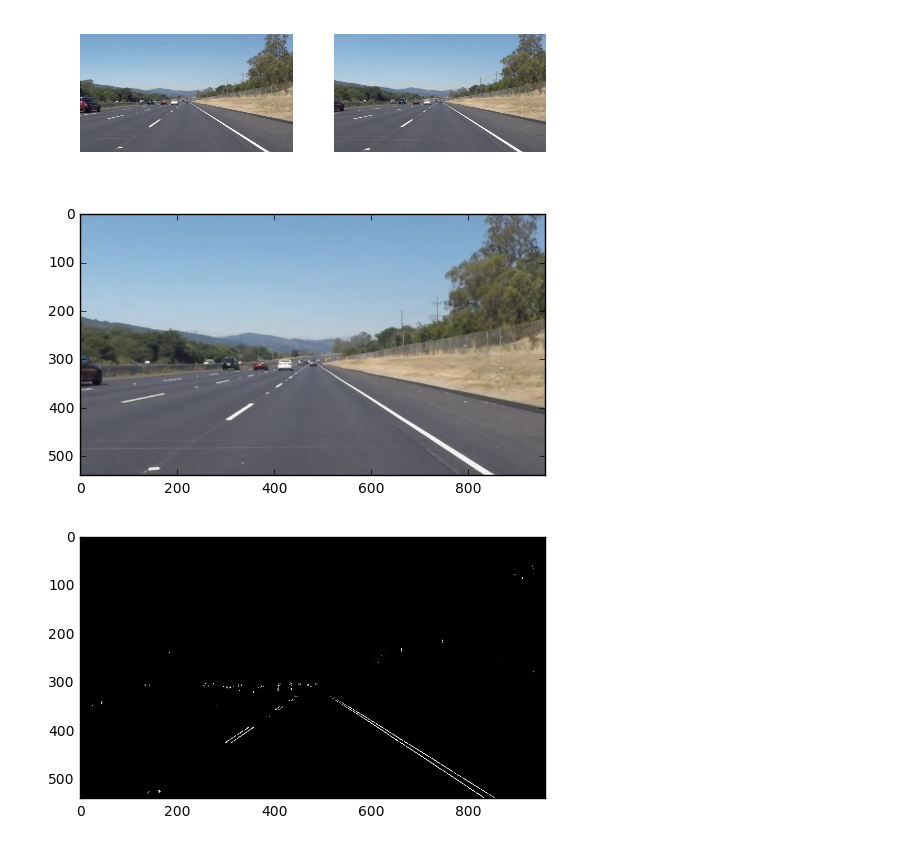
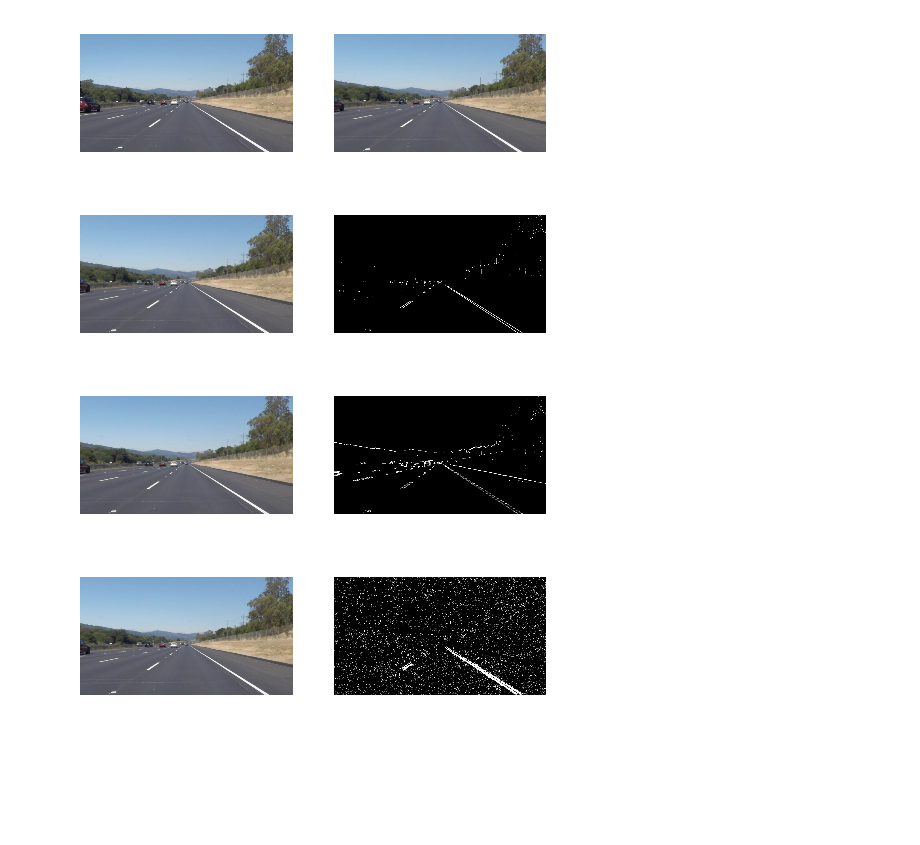
Before and after one commit to ninopereira/Advanced_Lane_Detection, a Jupyter notebook: advanced_lane_lines.ipynb, the cells around one changed output. Saved outputs shown, nothing was run; the diff lists cells and outputs as text; code cells hidden in the pictures; blank space fills up the shorter version.

Commit message:
using all sobel methods to filter lines

```diff
--- a/advanced_lane_lines.ipynb
+++ b/advanced_lane_lines.ipynb
@@ -51,33 +51,77 @@ plotImageSet([img,undistorted_im])
 # %%
 
 #0 change color space to HLS
 image_hls = cv2.cvtColor(undistorted_im,cv2.COLOR_RGB2HLS)
 
-def abs_sobel_thresh(img, orient='x', thresh_min=0, thresh_max=255):
+def abs_sobel_thresh(img, orient='x', sobel_kernel=3, thresh=(0, 255)):
     # Grayscale
     #1 convert to gray
     gray_im = cv2.cvtColor(img, cv2.COLOR_RGB2GRAY)
     # Apply cv2.Sobel()
     if orient=='x':
-        sobelx = cv2.Sobel(gray_im, cv2.CV_64F, 1, 0)
+        sobel = cv2.Sobel(gray_im, cv2.CV_64F, 1, 0)
     else:
-        sobely = cv2.Sobel(gray_im, cv2.CV_64F, 0, 1)
+        sobel = cv2.Sobel(gray_im, cv2.CV_64F, 0, 1)
     # Take the absolute value of the output from cv2.Sobel()
-    abs_sobelx = np.absolute(sobelx)
+    abs_sobel = np.absolute(sobel)
     # Scale the result to an 8-bit range (0-255)
-    scaled_sobel = np.uint8(255*abs_sobelx/np.max(abs_sobelx))
+    scaled_sobel = np.uint8(255*abs_sobel/np.max(abs_sobel))
     # Apply lower and upper thresholds
     # Create binary_output
     binary_output = np.zeros_like(scaled_sobel)
-    binary_output[(scaled_sobel >= thresh_min) & (scaled_sobel <= thresh_max)] = 1
+    binary_output[(scaled_sobel >= thresh[0]) & (scaled_sobel <= thresh[1])] = 1
 
     return binary_output
 
-
-plt.imshow(undistorted_im);
-plt.show()
-sxbinary = abs_sobel_thresh(undistorted_im)
-plt.imshow(sxbinary, cmap='gray');
+sxbinary = abs_sobel_thresh(undistorted_im,'x',3,(60,155))
+plotImageSet([undistorted_im,sxbinary])
 # %% [output]
-[figure, old version]
+[figure, new version]
-[figure, removed]
+# %%
+def mag_thresh(img, sobel_kernel=3, mag_thresh=(0, 255)):
+    # Apply the following steps to img
+    # 1) Convert to grayscale
+    gray_im = cv2.cvtColor(img, cv2.COLOR_RGB2GRAY)
+    # 2) Take the gradient in x and y separately
+    sobelx = cv2.Sobel(gray_im, cv2.CV_64F, 1, 0,ksize=sobel_kernel)
+    sobely = cv2.Sobel(gray_im, cv2.CV_64F, 0, 1,ksize=sobel_kernel)
+    # 3) Calculate the magnitude
+    sobel_mag = np.sqrt((sobelx**2)+(sobely**2))
+    # 5) Scale to 8-bit (0 - 255) and convert to type = np.uint8
+    scaled_sobel = np.uint8(255*sobel_mag/np.max(sobel_mag))
+    # 6) Create a binary mask where mag thresholds are met
+    binary_output = np.zeros_like(scaled_sobel)
+    binary_output[(scaled_sobel >= mag_thresh[0]) & (scaled_sobel <= mag_thresh[1])] = 1
+    # 7) Return this mask as your binary_output image
+    return binary_output
+
+mag_binary = mag_thresh(undistorted_im, 3,(60,150))
+plotImageSet([undistorted_im,mag_binary])
+# %% [output]
+[figure, added]
+# %%
+# Define a function that applies Sobel x and y,
+# then computes the direction of the gradient
+# and applies a threshold.
+def dir_threshold(img, sobel_kernel=3, thresh=(0, np.pi/2)):
+    # Apply the following steps to img
+    # 1) Convert to grayscale
+    gray_im = cv2.cvtColor(img, cv2.COLOR_RGB2GRAY)
+    # 2) Take the gradient in x and y separately
+    sobelx = cv2.Sobel(gray_im, cv2.CV_64F, 1, 0, ksize=sobel_kernel)
+    sobely = cv2.Sobel(gray_im, cv2.CV_64F, 0, 1, ksize=sobel_kernel)
+    # 3) Take the absolute value of the x and y gradients
+    abs_sobelx = np.absolute(sobelx)
+    abs_sobely = np.absolute(sobely)
+    # 4) Use np.arctan2(abs_sobely, abs_sobelx) to calculate the direction of the gradient
+    gradient_dir = np.arctan2(abs_sobely, abs_sobelx)
+
+    # 5) Create a binary mask where direction thresholds are met
+    binary_output = np.zeros_like(gradient_dir)
+    binary_output[(gradient_dir > thresh[0]) & (gradient_dir < thresh[1])] = 1
+    # 6) Return this mask as your binary_output image
+    return binary_output
+dir_binary = dir_threshold(undistorted_im, sobel_kernel=15, thresh=(0.93, 1.04))
+plotImageSet([undistorted_im,dir_binary])
+# %% [output]
+[figure, added]
```
Also changed, not shown: parts of 3 cells of this notebook, 2 other files.
